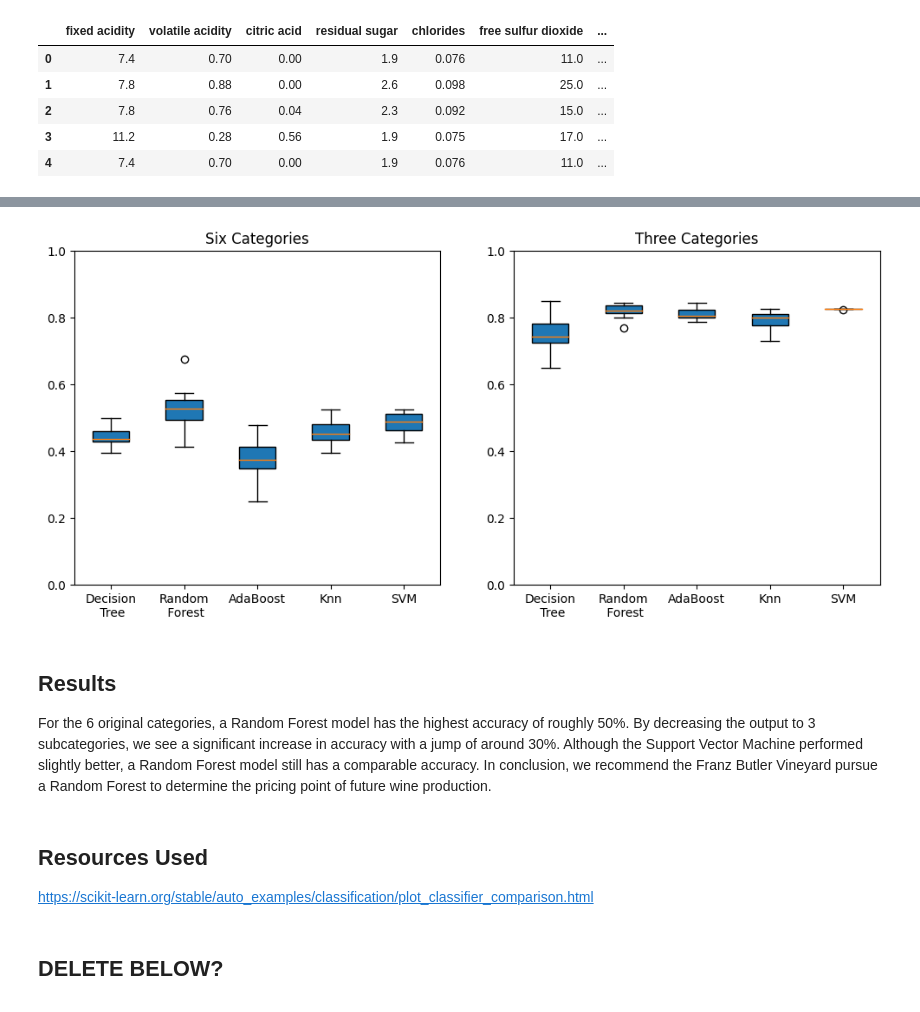
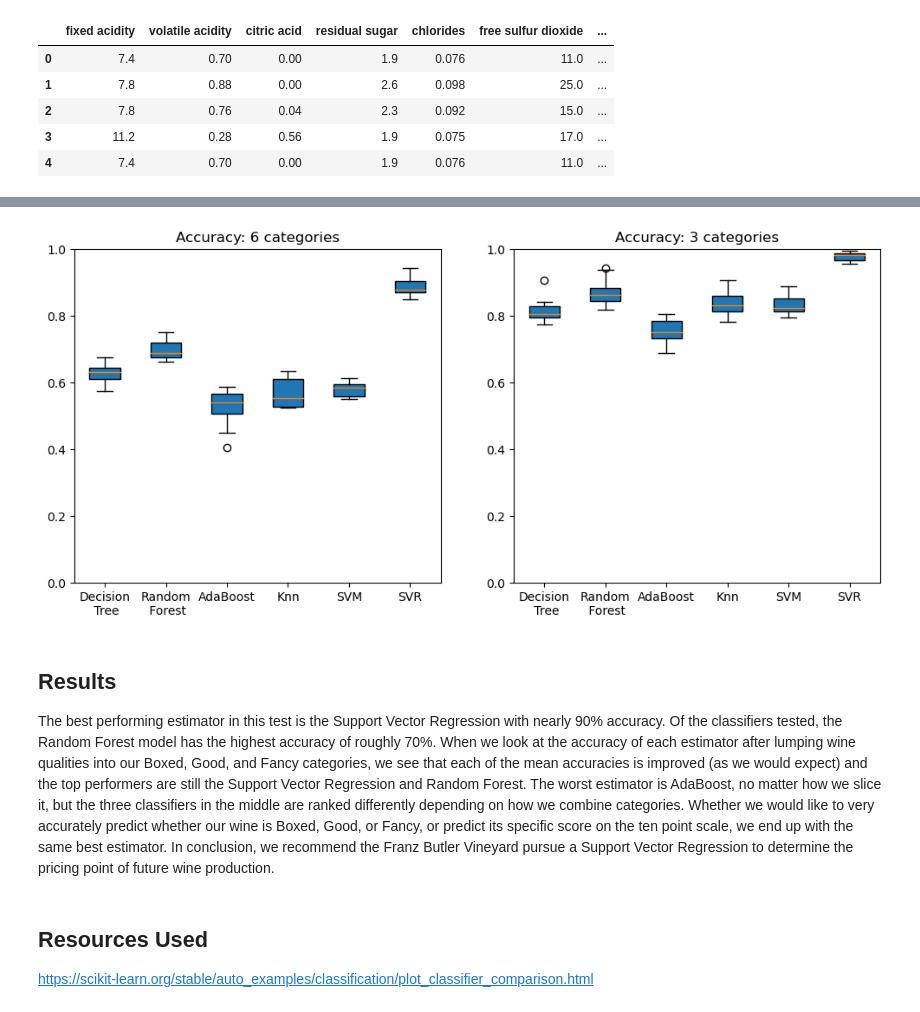
Before and after one commit to Emmafranz/PAML_1, a Jupyter notebook: Assignment1.ipynb, the cells around one changed output, grey strips where cells are left out. Drawn from its saved outputs; the diff is of its cells as text; code cells hidden in the pictures.

```diff
--- a/Assignment1.ipynb
+++ b/Assignment1.ipynb
@@ -33,7 +35,7 @@ X = df.values[:,0:-1]
 y = df.values[:,-1]
 
 #Normalize Feature Data
-X = preprocessing.normalize(X)
+X = preprocessing.normalize(X, axis = 0)
 
 #Print dataset
 df.head()
@@ -45,14 +47,6 @@ df.head()
 | 3 | 11.2 | 0.28 | 0.56 | 1.9 | 0.075 | 17.0 | ... |
 | 4 | 7.4 | 0.70 | 0.00 | 1.9 | 0.076 | 11.0 | ... |
 # %%
-
-# Create subcategories for y data and count frequency
-y_threecat = (y - 1) // 2 # if 3-4 then 1-Box, if 5-6 then 2-Good, if 7-8 then 3-Fancy
-names_threecat = ["Box", "Good", "Fancy"]
-print(y_threecat)
-d = collections.Counter(y)
-d_threecat = collections.Counter(y_threecat)
-
 # Plot
 fig = plt.figure(figsize=(12,3))
 plt.subplot(121)
@@ -82,45 +80,68 @@ names = ["Decision\n Tree",
          "Random\n Forest",
          "AdaBoost",
          "Knn",
-         "SVM"
+         "SVM",
+         "SVR"
          ]
 estimators = [tree.DecisionTreeClassifier(),
               RandomForestClassifier(),
               AdaBoostClassifier(),
               KNeighborsClassifier(),
-              SVC()
+              SVC(),
+              SVR()
               ]
 
+num_est = len(estimators)
 num_kfolds = 10
 
-# Split data (if needed)
-X_train = X
-y_train = y
-#X_train, X_test, y_train, y_test = train_test_split(X,y, test_size = .30, random_state = 101)
-
-# Try 3 category approach
-y_train_threecat = y_threecat
-#y_test_threecat = (y_test - 1) // 2
-
-# Initilize storge for accuaccy measure
-num_est = len(estimators)
+# Use scikit learn KFold to create the test-train split indices, with data shuffled
+kf = KFold(n_splits = num_kfolds, shuffle = True)
 acc = np.zeros([num_est, num_kfolds])
 acc_threecat = np.zeros([num_est, num_kfolds])
 
-# Run CV for each estimator and gather accuracy scores
-for name, est in zip(names, estimators):
-    acc[estimators.index(est), :] = cross_val_score(est, X_train, y_train, cv=num_kfolds)
-    acc_threecat[estimators.index(est), :] = cross_val_score(est, X_train, y_train_threecat, cv=num_kfolds)
+# Outer loop iterates over the K folds
+for i, (train_index, test_index) in enumerate(kf.split(X)):
+    X_train = X[train_index, :]
+    X_test = X[test_index, :]
+    y_train = y[train_index]
+    y_test = y[test_index]
+    y_train_threecat = y_threecat[train_index]
+    y_test_threecat = y_threecat[test_index]
+    # inner loop iterates over the estimators
+    for name, est in zip(names, estimators):
+        model = est.fit(X_train, y_train)
+        y_pred = model.predict(X_test)
+        temp = [abs(y_pred - y_test) < 1]
+        acc[estimators.index(est), i] = sum(sum(temp))/len(y_test)
+
+        # Three categories part
+        model_threecat = est.fit(X_train, y_train_threecat)
+        y_pred_threecat = model.predict(X_test)
+        temp = [abs(y_pred_threecat - y_test_threecat) < 1]
+        acc_threecat[estimators.index(est), i] = sum(sum(temp))/len(y_test_threecat)
 
 # Plot results
 fig = plt.figure(figsize=(12,5))
 plt.subplot(121)
 plt.boxplot(acc.T, patch_artist=True, labels=names)
 plt.ylim([0,1])
-plt.title("Six Categories")
+plt.title("Accuracy: 6 categories")
 plt.subplot(122)
 plt.boxplot(acc_threecat.T, patch_artist=True, labels=names)
 plt.ylim([0,1])
-plt.title("Three Categories")
-plt.show()
+plt.title("Accuracy: 3 categories")
+
+# Create table of mean accuracy for each estimator
+acc_means = np.average(acc, axis = 1)
+acc_means_threecat = np.average(acc_threecat, axis = 1)
+names2 = ["Decision Tree",
+         "Random Forest",
+         "AdaBoost",
+         "Knn",
+         "SVM",
+         "SVR"
+         ]
+means = np.column_stack((acc_means, acc_means_threecat))
+table_means = pd.DataFrame(data = means, columns =['Accuracy (6 categories)', 'Accuracy (3 categories)'], index = names2)
+table_means
 # %% [output]
@@ -127,9 +155,7 @@ plt.show()
-[figure, old version]
+[figure, new version]
 # %% [markdown]
 ## Results
-For the 6 original categories, a Random Forest model has the highest accuracy of roughly 50%. By decreasing the output to 3 subcategories, we see a significant increase in accuracy with a jump of around 30%. Although the Support Vector Machine performed slightly better, a Random Forest model still has a comparable accuracy. In conclusion, we recommend the Franz Butler Vineyard pursue a Random Forest to determine the pricing point of future wine production.
+The best performing estimator in this test is the Support Vector Regression with nearly 90% accuracy. Of the classifiers tested, the Random Forest model has the highest accuracy of roughly 70%. When we look at the accuracy of each estimator after lumping wine qualities into our Boxed, Good, and Fancy categories, we see that each of the mean accuracies is improved (as we would expect) and the top performers are still the Support Vector Regression and Random Forest. The worst estimator is AdaBoost, no matter how we slice it, but the three classifiers in the middle are ranked differently depending on how we combine categories. Whether we would like to very accurately predict whether our wine is Boxed, Good, or Fancy, or predict its specific score on the ten point scale, we end up with the same best estimator. In conclusion, we recommend the Franz Butler Vineyard pursue a Support Vector Regression to determine the pricing point of future wine production.
 # %% [markdown]
 ## Resources Used
 https://scikit-learn.org/stable/auto_examples/classification/plot_classifier_comparison.html
-# %% [markdown]
-## DELETE BELOW?
```
Also changed, not shown: parts of 9 cells of this notebook.
